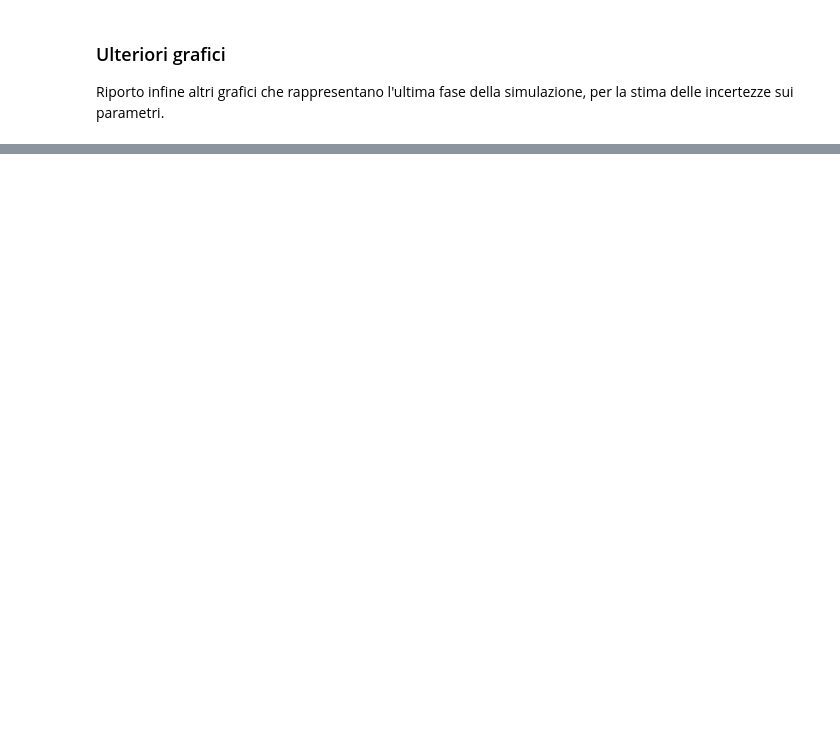
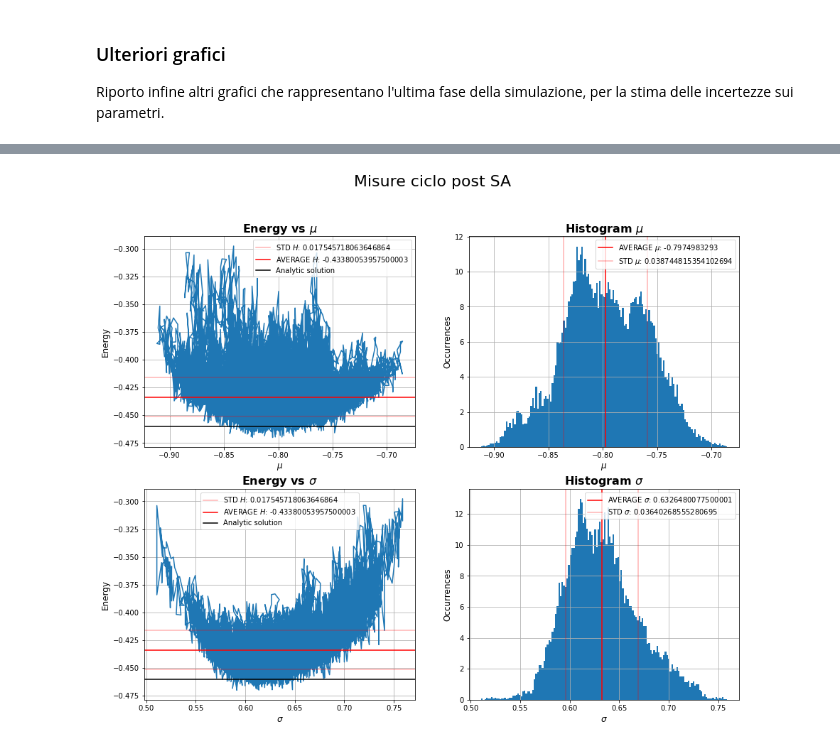
Before and after one commit to martinozanetti/LSN-Martino-Zanetti, a Jupyter notebook: 08-ok/my-08.ipynb, the cells around one changed output, grey strips where cells are left out. Saved outputs shown, nothing was run; the diff lists cells and outputs as text; code cells hidden in the pictures; blank space fills up the shorter version.

```diff
--- a/08-ok/my-08.ipynb
+++ b/08-ok/my-08.ipynb
@@ -268,0 +262,67 @@ plt.show()
+# %%
+
+
+
+step, mu, sgm, H = np.loadtxt("ex8/SA/traj_last.out", usecols=(0,1,2,3), delimiter=' ', unpack='true')
+
+fig = plt.figure(figsize = (15,12))
+plt.suptitle("Misure ciclo post SA", fontsize = 22)
+
+plt.subplot(2,2,1)
+plt.grid(True)
+err = np.std(H)
+ave = np.average(H)
+plt.plot(mu, H, marker = None,linestyle = None)
+plt.axhline(y=ave-err, color = "r", alpha = 0.3, label = "STD $H$: "+str(err))
+plt.axhline(y=ave+err, color = "r", alpha = 0.3)
+plt.axhline(y=ave, color = "r", label = "AVERAGE $H$: "+str(ave))
+plt.ylabel('Energy', fontsize = 12)
+plt.xlabel('$\mu$', fontsize = 12)
+plt.title("Energy vs $\mu$", fontsize = 16, fontweight = "bold")
+plt.axhline(y=-0.46, color = 'k', label = "Analytic solution")
+plt.legend()
+
+plt.subplot(2,2,2)
+plt.grid(True)
+plt.hist(mu, 150, density = "true")
+err = np.std(mu)
+ave = np.average(mu)
+plt.axvline(x=ave, color = "r", label = "AVERAGE $\mu$: "+str(ave))
+plt.axvline(x=ave-err, color = "r", alpha = 0.3, label = "STD $\mu$: "+str(err))
+plt.axvline(x=ave+err, color = "r", alpha = 0.3)
+plt.xlabel("$\mu$", fontsize = 12)
+plt.ylabel("Occurrences", fontsize = 12)
+plt.title("Histogram $\mu$", fontsize = 16, fontweight = "bold")
+plt.legend()
+
+plt.subplot(2,2,3)
+plt.grid(True)
+err = np.std(H)
+ave = np.average(H)
+plt.plot(sgm, H, marker = None,linestyle = None)
+plt.axhline(y=ave-err, color = "r", alpha = 0.3, label = "STD $H$: "+str(err))
+plt.axhline(y=ave+err, color = "r", alpha = 0.3)
+plt.axhline(y=ave, color = "r", label = "AVERAGE $H$: "+str(ave))
+plt.ylabel('Energy', fontsize = 12)
+plt.xlabel("$\sigma$", fontsize = 12)
+plt.title("Energy vs $\sigma$", fontsize = 16, fontweight = "bold")
+plt.axhline(y=-0.46, color = 'k', label = "Analytic solution")
+plt.legend()
+
+plt.subplot(2,2,4)
+plt.hist(sgm, 150, density = "true")
+plt.grid(True)
+err = np.std(sgm)
+ave = np.average(sgm)
+plt.axvline(x=ave, color = "r", label = "AVERAGE $\sigma$: "+str(ave))
+plt.axvline(x=ave-err, color = "r", alpha = 0.3, label = "STD $\sigma$: "+str(err))
+plt.axvline(x=ave+err, color = "r", alpha = 0.3)
+plt.xlabel(r"$\sigma$", fontsize = 12)
+plt.ylabel("Occurrences", fontsize = 12)
+plt.title("Histogram $\sigma$", fontsize = 16, fontweight = "bold")
+plt.legend()
+
+
+plt.show()
+# %% [output]
+[figure, added]
```
Also changed, not shown: parts of 8 cells of this notebook, 8 other files.
